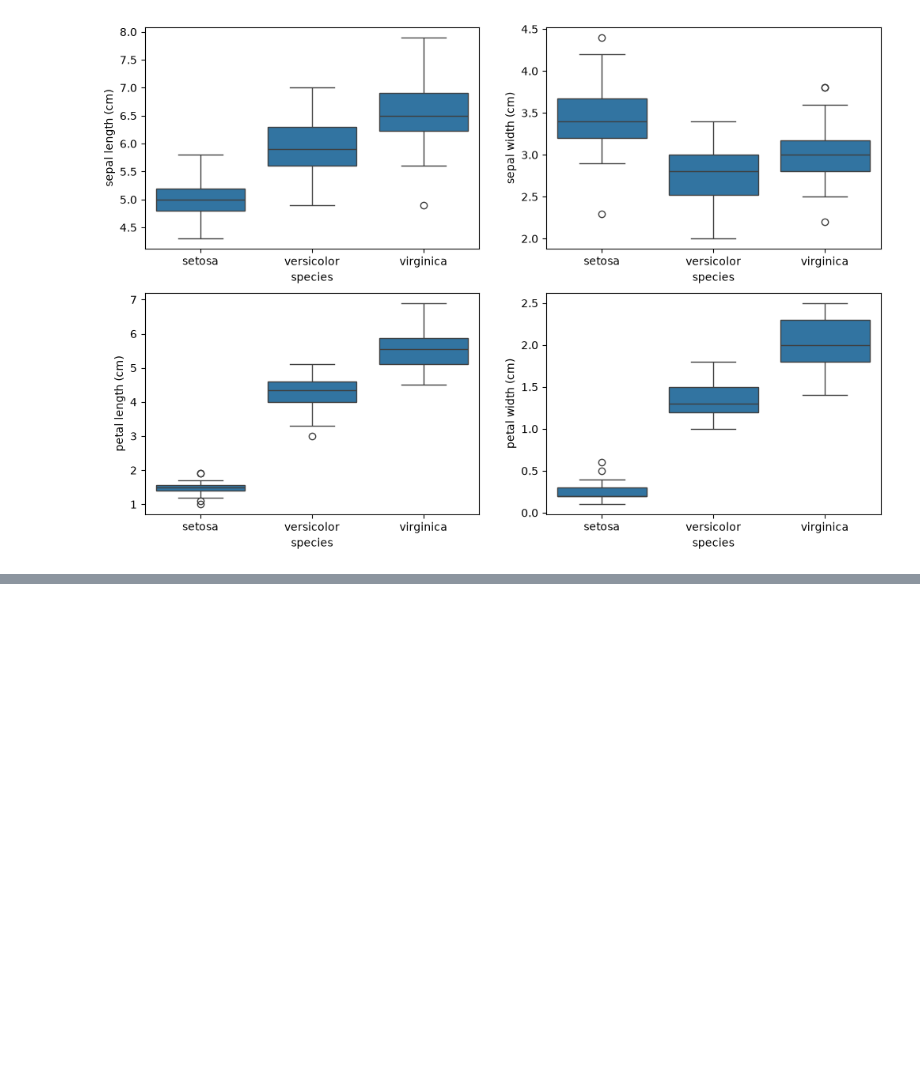
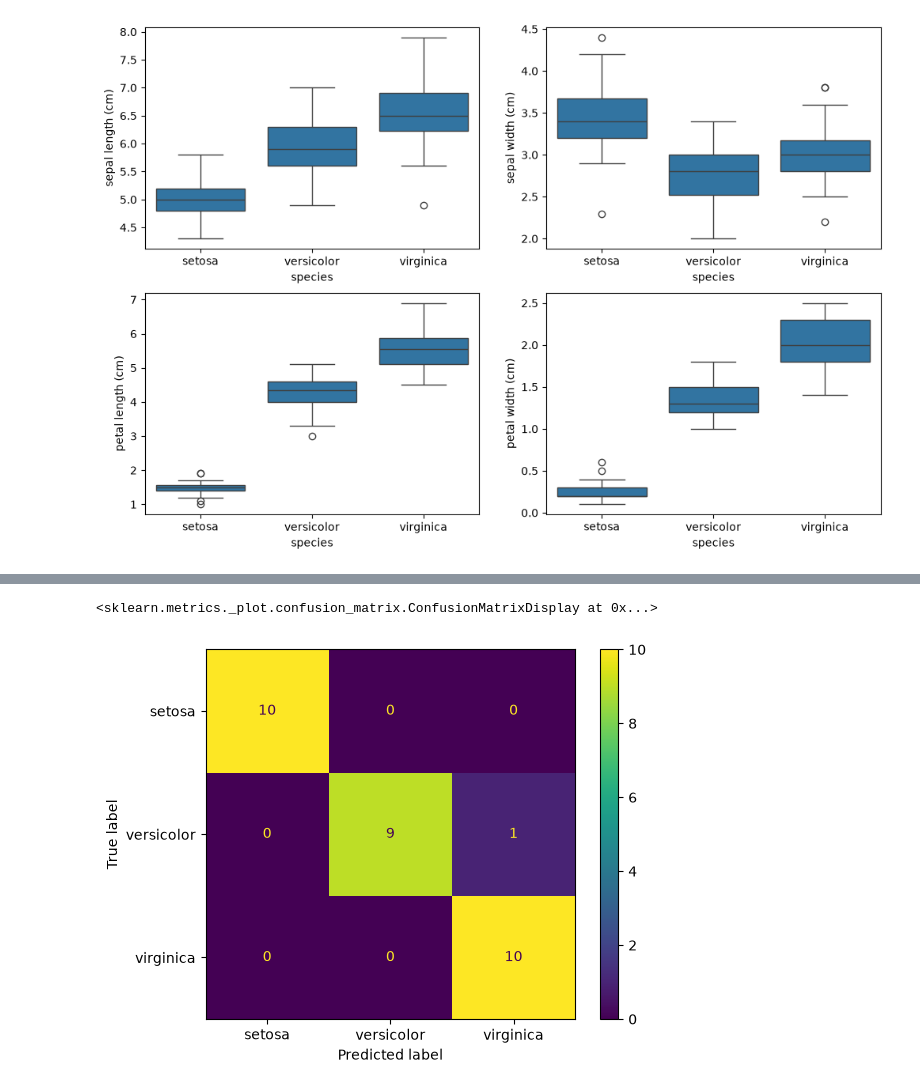
Before and after one commit to Ri-Dearg/aiml-labs, a Jupyter notebook: lab4a.ipynb, the cells around one changed output, grey strips where cells are left out. Saved outputs shown, nothing was run; the diff lists cells and outputs as text; code cells hidden in the pictures; blank space fills up the shorter version.

Commit message:
feat: 🧐 add modelling and results

```diff
--- a/lab4a.ipynb
+++ b/lab4a.ipynb
@@ -145,0 +149,22 @@ for ax, col in zip(axes.flat, iris.feature_names):
+# %%
+# Select Features and model
+X = df_updated.drop(columns='species')
+y = df_updated['species']
+X_train, X_test, y_train, y_test = train_test_split(
+    X, y, stratify=y, test_size=0.2, random_state=37
+)
+# %%
+model = DecisionTreeClassifier(random_state=37)
+
+# Run cross validation to evaluate on the training set.
+cv = StratifiedKFold(n_splits=5, shuffle=True, random_state=37)
+cv_results = cross_validate(
+    model,
+    X_train,
+    y_train,
+    cv=cv,
+    scoring=('accuracy', 'f1_macro', 'precision_macro', 'recall_macro'),
+    return_train_score=True,
+)
+
+pd.DataFrame(cv_results).agg(['mean', 'std']).T
@@ -145,0 +183,4 @@ for ax, col in zip(axes.flat, iris.feature_names):
+# %%
+# Fit on the full training set and predict the test set
+model.fit(X_train, y_train)
+predictions = model.predict(X_test)
@@ -145,0 +202,6 @@ for ax, col in zip(axes.flat, iris.feature_names):
+# %%
+# Score on the test set.
+metrics.ConfusionMatrixDisplay.from_predictions(y_test, predictions)
+# %% [output]
+<sklearn.metrics._plot.confusion_matrix.ConfusionMatrixDisplay at 0x...>
+[figure, added]
```
Also changed, not shown: parts of 6 cells of this notebook.
